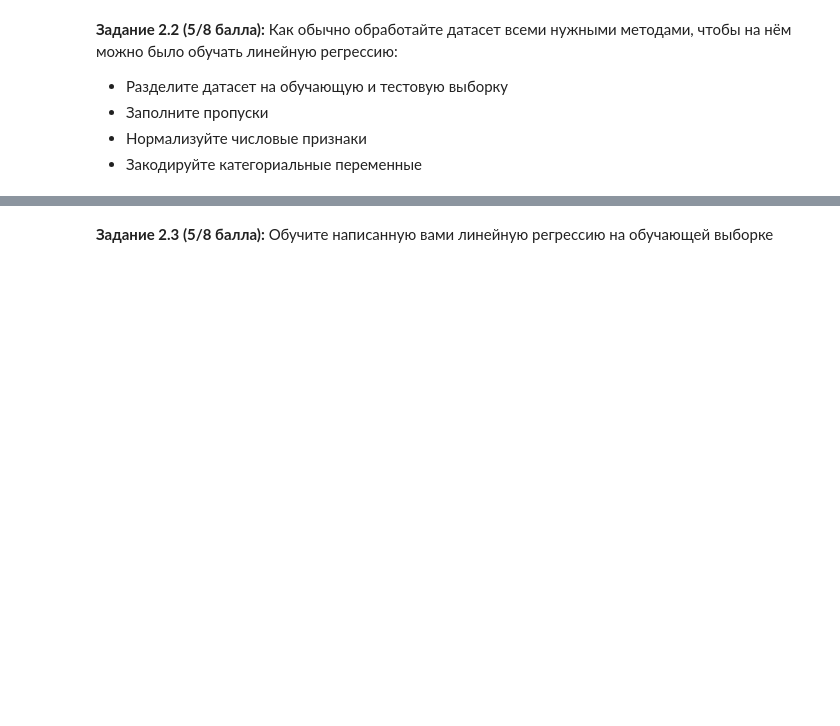
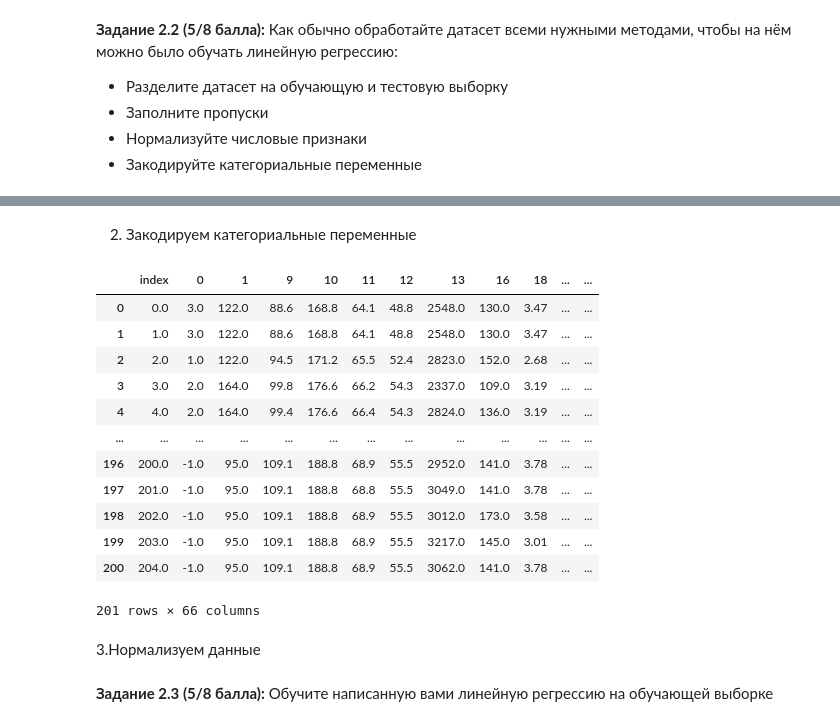
Before and after one commit to sliemilya/IAD_Ilya_Golubev, a Jupyter notebook: hw05_gd.ipynb, the cells around one changed output, grey strips where cells are left out. Drawn from its saved outputs; the diff is of its cells as text; code cells hidden in the pictures; blank space fills up the shorter version.

```diff
--- a/hw05_gd.ipynb
+++ b/hw05_gd.ipynb
@@ -508,0 +529,11 @@ X_raw = X_raw.drop(25, axis=1)
+# %%
+#создаем маску указывающую на категориальне признаки
+cat_features_mask = (X_raw.dtypes == "object").values
+X_real = X_raw[X_raw.columns[~cat_features_mask]]
+mis_replace = SimpleImputer(strategy="mean")
+X_no_mis_real = pd.DataFrame(data=mis_replace.fit_transform(X_real), columns = X_real.columns)
+
+X_cat = X_raw[X_raw.columns[cat_features_mask]].fillna("")
+X_no_mis = pd.concat([X_no_mis_real, X_cat], axis=1)
+
+X_no_mis.head()
@@ -509,3 +548,24 @@ X_raw = X_raw.drop(25, axis=1)
+# %% [markdown]
+2. Закодируем категориальные переменные
+# %%
+X_dum = pd.get_dummies(X_no_mis, drop_first=True)
+X_dum
+# %% [output]
+|  | index | 0 | 1 | 9 | 10 | 11 | 12 | 13 | 16 | 18 | ... | ... |
+| 0 | 0.0 | 3.0 | 122.0 | 88.6 | 168.8 | 64.1 | 48.8 | 2548.0 | 130.0 | 3.47 | ... | ... |
+| 1 | 1.0 | 3.0 | 122.0 | 88.6 | 168.8 | 64.1 | 48.8 | 2548.0 | 130.0 | 3.47 | ... | ... |
+| 2 | 2.0 | 1.0 | 122.0 | 94.5 | 171.2 | 65.5 | 52.4 | 2823.0 | 152.0 | 2.68 | ... | ... |
+| 3 | 3.0 | 2.0 | 164.0 | 99.8 | 176.6 | 66.2 | 54.3 | 2337.0 | 109.0 | 3.19 | ... | ... |
+| 4 | 4.0 | 2.0 | 164.0 | 99.4 | 176.6 | 66.4 | 54.3 | 2824.0 | 136.0 | 3.19 | ... | ... |
+| ... | ... | ... | ... | ... | ... | ... | ... | ... | ... | ... | ... | ... |
+| 196 | 200.0 | -1.0 | 95.0 | 109.1 | 188.8 | 68.9 | 55.5 | 2952.0 | 141.0 | 3.78 | ... | ... |
+| 197 | 201.0 | -1.0 | 95.0 | 109.1 | 188.8 | 68.8 | 55.5 | 3049.0 | 141.0 | 3.78 | ... | ... |
+| 198 | 202.0 | -1.0 | 95.0 | 109.1 | 188.8 | 68.9 | 55.5 | 3012.0 | 173.0 | 3.58 | ... | ... |
+| 199 | 203.0 | -1.0 | 95.0 | 109.1 | 188.8 | 68.9 | 55.5 | 3217.0 | 145.0 | 3.01 | ... | ... |
+| 200 | 204.0 | -1.0 | 95.0 | 109.1 | 188.8 | 68.9 | 55.5 | 3062.0 | 141.0 | 3.78 | ... | ... |
+201 rows × 66 columns
+# %% [markdown]
+3.Нормализуем данные
 # %% [markdown]
 **Задание 2.3 (5/8 балла):** Обучите написанную вами линейную регрессию на обучающей выборке
 # %%
```
Also changed, not shown: parts of 8 cells of this notebook.
